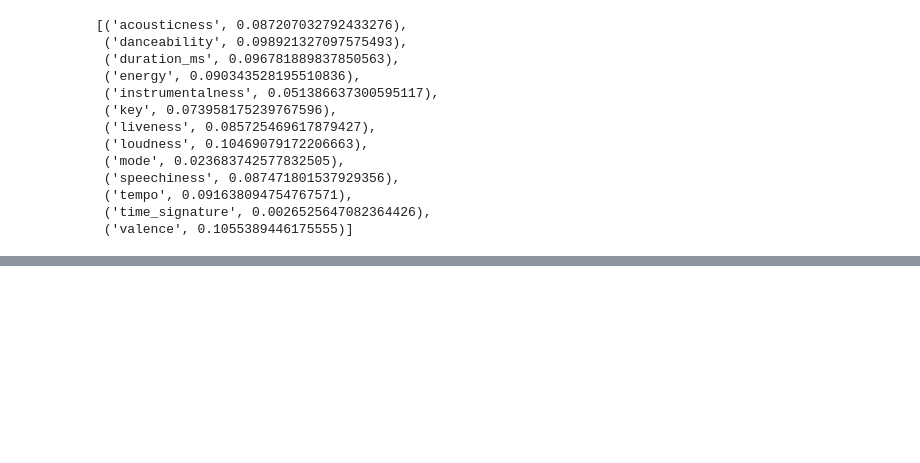
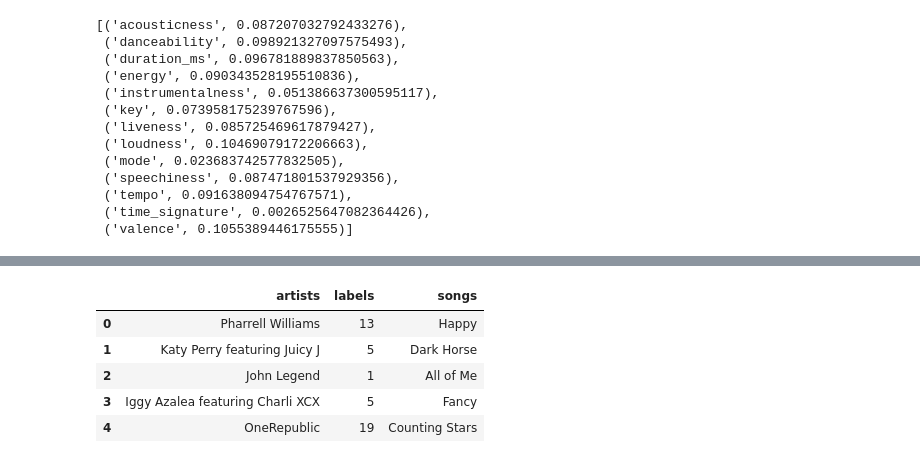
Before and after one commit to jkyung94/Capstone_2, a Jupyter notebook: ML.ipynb, the cells around one changed output, grey strips where cells are left out. Saved outputs shown, nothing was run; the diff lists cells and outputs as text; code cells hidden in the pictures; blank space fills up the shorter version.

```diff
--- a/ML.ipynb
+++ b/ML.ipynb
@@ -153,0 +276,2 @@ valence              2.0960      1.167      1.795      0.073      -0.192       4
+# %%
+pipeline.fit(df_train_features)
@@ -153,0 +333,13 @@ valence              2.0960      1.167      1.795      0.073      -0.192       4
+# %%
+Songs = df['Songs']
+Artists = df['Artists']
+df_cluster = pd.DataFrame({'labels': all_labels, 'songs': Songs, 'artists': Artists})
+df_cluster.transpose()
+df_cluster.head()
+# %% [output]
+|  | artists | labels | songs |
+| 0 | Pharrell Williams | 13 | Happy |
+| 1 | Katy Perry featuring Juicy J | 5 | Dark Horse |
+| 2 | John Legend | 1 | All of Me |
+| 3 | Iggy Azalea featuring Charli XCX | 5 | Fancy |
+| 4 | OneRepublic | 19 | Counting Stars |
```
Also changed, not shown: parts of 25 cells of this notebook.
